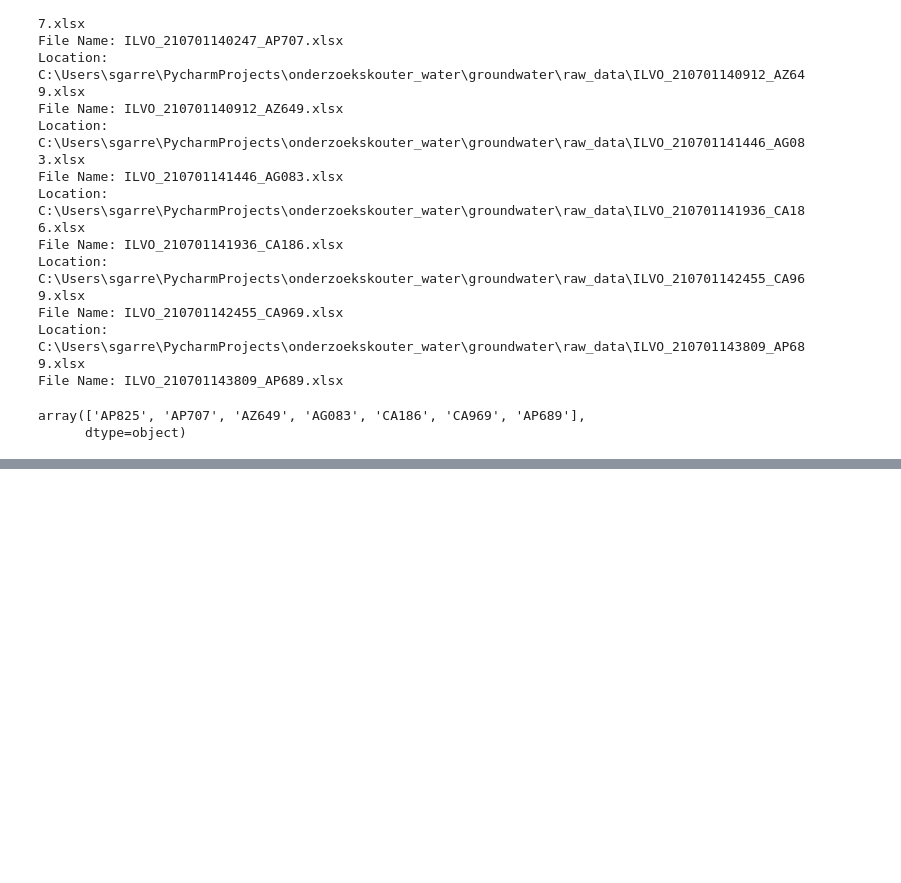
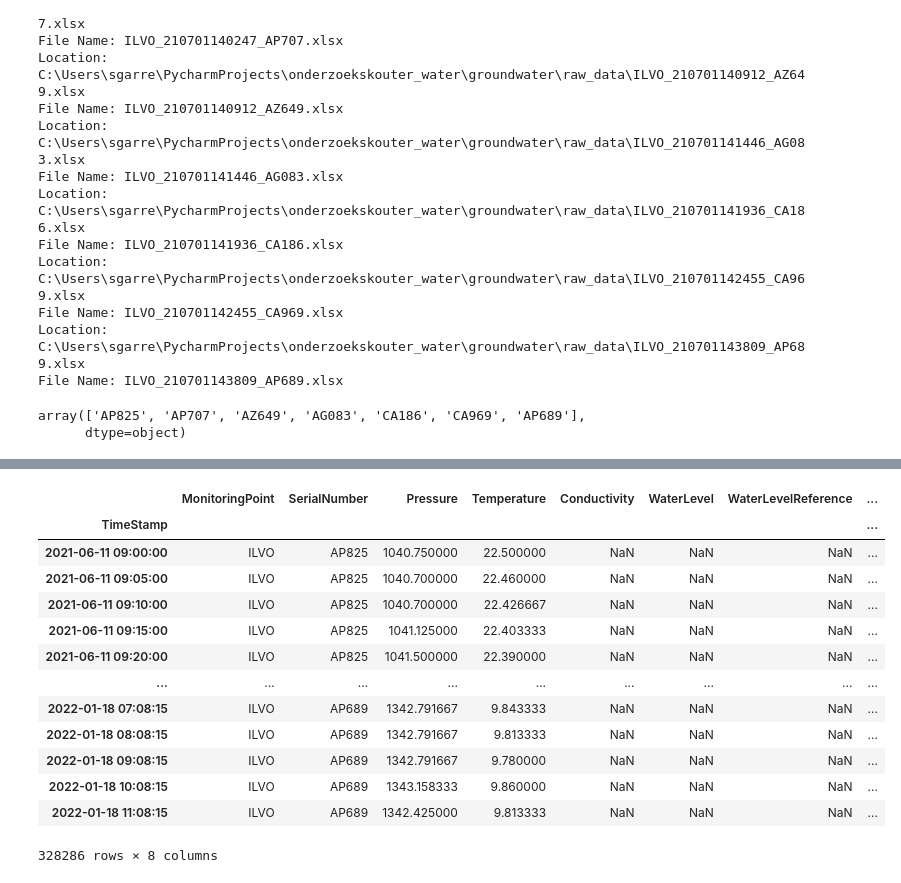
Before and after one commit to sarahgarre/onderzoekskouter_water, a Jupyter notebook: groundwater/Groundwater data processing.ipynb, the cells around one changed output, grey strips where cells are left out. Drawn from its saved outputs; the diff is of its cells as text; code cells hidden in the pictures; blank space fills up the shorter version.

```diff
--- a/groundwater/Groundwater data processing.ipynb
+++ b/groundwater/Groundwater data processing.ipynb
@@ -56,0 +73,18 @@ array(['AP825', 'AP707', 'AZ649', 'AG083', 'CA186', 'CA969', 'AP689'],
+# %%
+
+GWdata
+# %% [output]
+|  | MonitoringPoint | SerialNumber | Pressure | Temperature | Conductivity | WaterLevel | WaterLevelReference | ... |
+| TimeStamp |  |  |  |  |  |  |  | ... |
+| 2021-06-11 09:00:00 | ILVO | AP825 | 1040.750000 | 22.500000 | NaN | NaN | NaN | ... |
+| 2021-06-11 09:05:00 | ILVO | AP825 | 1040.700000 | 22.460000 | NaN | NaN | NaN | ... |
+| 2021-06-11 09:10:00 | ILVO | AP825 | 1040.700000 | 22.426667 | NaN | NaN | NaN | ... |
+| 2021-06-11 09:15:00 | ILVO | AP825 | 1041.125000 | 22.403333 | NaN | NaN | NaN | ... |
+| 2021-06-11 09:20:00 | ILVO | AP825 | 1041.500000 | 22.390000 | NaN | NaN | NaN | ... |
+| ... | ... | ... | ... | ... | ... | ... | ... | ... |
+| 2022-01-18 07:08:15 | ILVO | AP689 | 1342.791667 | 9.843333 | NaN | NaN | NaN | ... |
+| 2022-01-18 08:08:15 | ILVO | AP689 | 1342.791667 | 9.813333 | NaN | NaN | NaN | ... |
+| 2022-01-18 09:08:15 | ILVO | AP689 | 1342.791667 | 9.780000 | NaN | NaN | NaN | ... |
+| 2022-01-18 10:08:15 | ILVO | AP689 | 1343.158333 | 9.860000 | NaN | NaN | NaN | ... |
+| 2022-01-18 11:08:15 | ILVO | AP689 | 1342.425000 | 9.813333 | NaN | NaN | NaN | ... |
+328286 rows × 8 columns
```
Also changed, not shown: parts of 5 cells of this notebook.
